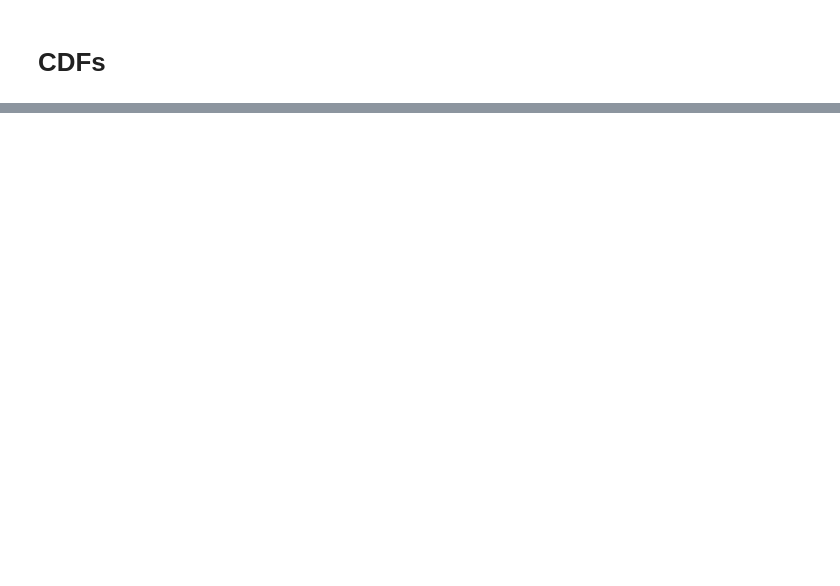
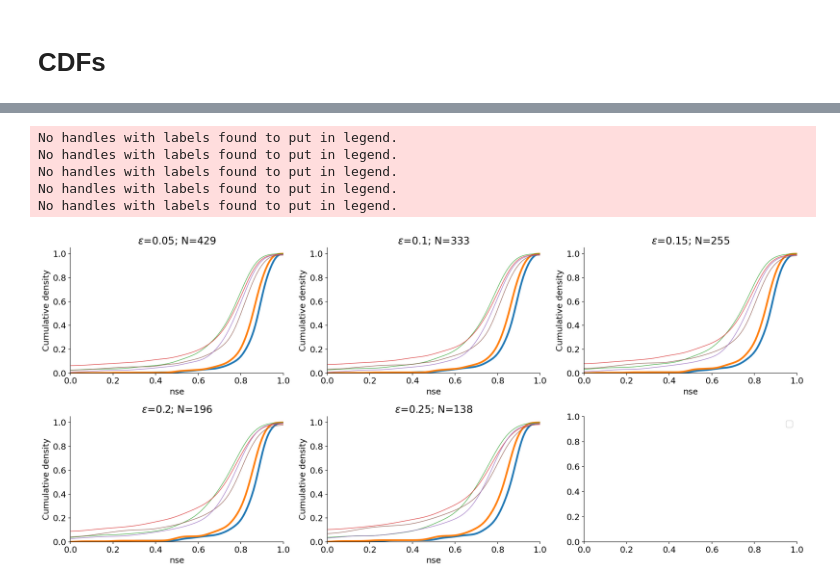
Before and after one commit to ECMWFCode4Earth/ml_drought, a Jupyter notebook: notebooks/draft/49_Q_Closure_levels.ipynb, the cells around one changed output, grey strips where cells are left out. Cells and saved outputs as stored; diff of their text form; code cells hidden in the pictures; blank space fills up the shorter version.

```diff
--- a/notebooks/draft/49_Q_Closure_levels.ipynb
+++ b/notebooks/draft/49_Q_Closure_levels.ipynb
@@ -157,3 +143,9 @@ AssertionError: Must provide if incl_benchmarks
+# %%
+import pickle
+
+all_preds = xr.open_dataset(data_dir / "RUNOFF/all_preds.nc")
+all_metrics = pickle.load((data_dir / "RUNOFF/all_metrics.pkl").open("rb"))
+all_errors = pickle.load((data_dir / "RUNOFF/all_errors.pkl").open("rb"))
 # %% [markdown]
 # Calculate Water Balances
 # %%
@@ -191,6 +183,8 @@ def create_closure_masks(
     ann_closure = ann_aggregated["precipitation"] - ann_aggregated["pet"] - ann_aggregated["discharge_spec"]
     mean_closure = ann_closure.mean('wy')
     mean_precip = ann_aggregated["precipitation"].mean("wy")
+    clos = mean_closure.to_dataframe("closure")["closure"]
+    prec = mean_precip.to_dataframe("precip")["precip"]
 
     # calculate outside the error
     masks = []
@@ -200,11 +194,13 @@ def create_closure_masks(
         ref_value_upper = 0.5 * thresh
         ref_value_lower = -0.5 * thresh
 
-        bool_wb = ((ref_value_lower < mean_closure) & (ref_value_upper > mean_closure))
-        bool_wb = bool_wb.to_dataset(**dict(name="mask")).assign_coords(threshold=c).expand_dims(dim="threshold")
+        # is it outside that epsilon error?
+        bool_wb = ((clos > ref_value_upper.values) | (clos < ref_value_lower.values)).rename("mask")
+        # bool_wb = bool_wb.to_dataset(**dict(name="mask"))
+        bool_wb = bool_wb.to_xarray().assign_coords(threshold=c).expand_dims(dim="threshold")
         masks.append(bool_wb)
 
-    threshold = xr.concat(masks, dim='threshold')
+    threshold = xr.concat(masks, dim='threshold').to_dataset()
 
     return threshold, (mean_closure, mean_precip)
 # %%
@@ -279,17 +289,30 @@ thresholds
 # %%
-metric = "inv_kge"
-clip = (0, 40)
+metric = "nse"
+models = ["LSTM", "EALSTM", "TOPMODEL", "PRMS", "SACRAMENTO", "ARNOVIC"]
+clip = (0, 1)
 assert metric in all_metrics.keys()
 
 f, axs = plt.subplots(2, 3, figsize=(6*3, 4*2))
 thresh = thresholds.threshold.values[0]
 
 for ix, thresh in enumerate(thresholds.threshold.values):
     condition_sids = thresholds.where(thresholds.sel(threshold=thresh)["mask"], drop=True).station_id.values
     ax = axs[np.unravel_index(ix, (2, 3))]
-    plot_cdf(all_metrics[metric].loc[np.isin(all_metrics[metric].index, condition_sids)], metric=metric, title="", ax=ax, clip=clip, median=True, show_summary_stat=False);
+    plot_cdf(
+        all_metrics[metric].loc[np.isin(all_metrics[metric].index, condition_sids), models],
+        metric=metric, title="", ax=ax, clip=clip, median=False, show_summary_stat=False
+    );
     ax.set_title(f"$\epsilon$={thresh}; N={len(condition_sids)}")
+    if ax.get_legend() is not None:
+        ax.get_legend().remove()
 
 plt.tight_layout()
+# %% [output]
+No handles with labels found to put in legend.
+No handles with labels found to put in legend.
+No handles with labels found to put in legend.
+No handles with labels found to put in legend.
+No handles with labels found to put in legend.
+[figure, added]
 # %%
 all_med = []
```
Also changed, not shown: parts of 15 cells of this notebook, 6 other files.
